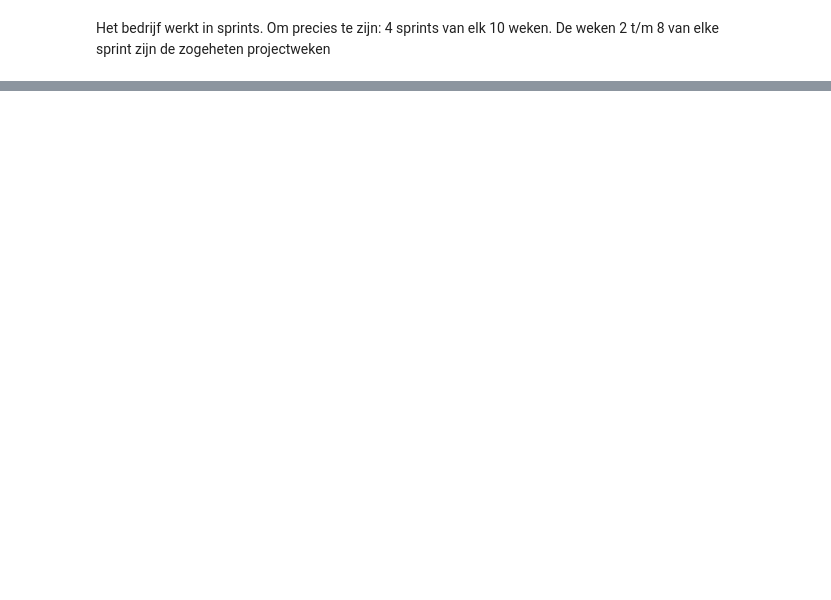
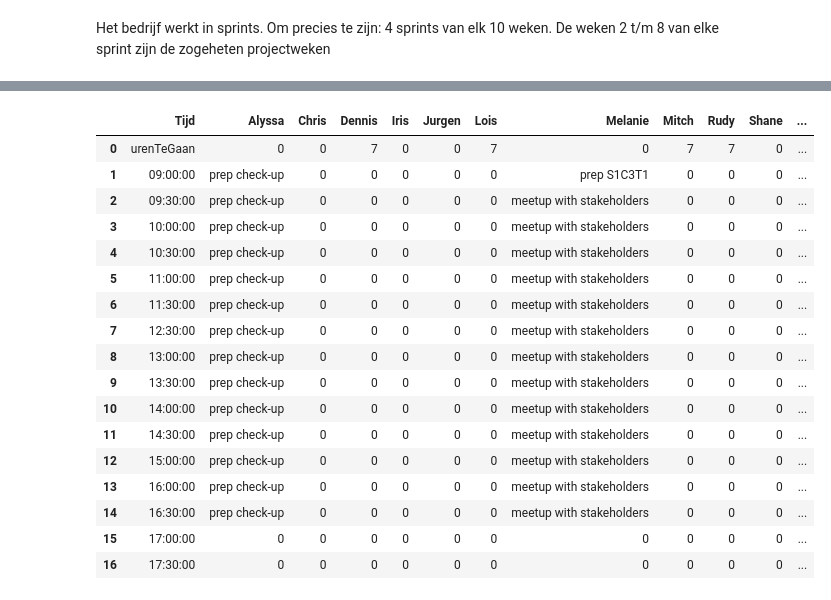
Before and after one commit to Robbertvld/Modelleren, a Jupyter notebook: Verslag.ipynb, the cells around one changed output, grey strips where cells are left out. Drawn from its saved outputs; the diff is of its cells as text; code cells hidden in the pictures; blank space fills up the shorter version.

```diff
--- a/Verslag.ipynb
+++ b/Verslag.ipynb
@@ -606,7 +594,7 @@ import warnings
 warnings.filterwarnings("ignore")
 
 iteratie = 0
-while (dfSprint.Voltooid.sum()< len(dfSprint)) & (iteratie < 2): # stop zodra alles is ingepland of als het aantal iteraties zijn bereikt.
+while (dfSprint.Voltooid.sum()< len(dfSprint)) & (iteratie < 1): # stop zodra alles is ingepland of als het aantal iteraties zijn bereikt.
 
 #     sorteren wordt gedaan op voltooid en aantalmogelijkheden. hiervoor worden nog wel de tasks gezet die een eis zijn.
 #     verder worden er kopien terug gezet naar voor de iteratie. alleen de volgorde wordt aangepast.
@@ -737,16 +929,31 @@ for i in range(1,8):
 # %%
 # vast opdrachten inplannen
-crew = PR
-task = taskdf # deze eruit halen
-dag = 0
-halveuren = 0
-while (halveuren < (task.Duration*2)): # duration aanpassen met deviatie
-    if (dfKalenderCrew.iloc[dag,:].DagRooster.dfRooster.iloc[0:,crew+1] > 0):
-        for j in range(1,17):
-            if (dfKalenderCrew.iloc[dag,:].DagRooster.dfRooster.iloc[j,crew+1] == 0):
-                dfKalenderCrew.iloc[dag,:].DagRooster.dfRooster.iloc[j,crew+1] = task.Task
 
-                dfKalenderCrew.iloc[dag,:].DagRooster.dfRooster.iloc[0:,crew+1] -= 0.5
-                halveuren += 1
+def InplannenExtraOpdrachten(task, crew, dfKalenderCrew, dfSprintAdd):
+    dag = 0
+    halveuren = 0
+    task = task.reset_index(drop=True)
+    while ((halveuren < int(task['DurationExp.1'][0]*2)) & (dag < 50)):
+        if (dfKalenderCrew.iloc[dag,:].DagRooster.dfRooster.iloc[0,crew+1] > 0):
+            for j in range(1,15):
+                if (dfKalenderCrew.iloc[dag,:].DagRooster.dfRooster.iloc[j,crew+1] == 0):
+                    dfKalenderCrew.iloc[dag,:].DagRooster.dfRooster.iloc[j,crew+1] = task.Task[0]
 
-    dag +=1
+                    dfKalenderCrew.iloc[dag,:].DagRooster.dfRooster.iloc[0,crew+1] -= 0.5
+                    halveuren += 1
+                    if (dfKalenderCrew.iloc[dag,:].DagRooster.dfRooster.iloc[0,crew+1] == 0):
+                        break
+        dag +=1
+
+    dfSprintAdd.loc[dfSprintAdd['Task'] == task.Task, 'Voltooid'] = (halveuren == int(task['DurationExp.1'][0]*2)
+    return dfKalenderCrew
+# %%
+dfKalenderCrew = InplannenExtraOpdrachten(dfSprintAdd[dfSprintAdd.Task == "prep check-up"], prepCheck, dfKalenderCrew, dfSprintAdd)
+dfKalenderCrew = InplannenExtraOpdrachten(dfSprintAdd[dfSprintAdd.Task == "prep troubleshooting"], prepTrouble, dfKalenderCrew, dfSprintAdd)
+dfKalenderCrew = InplannenExtraOpdrachten(dfSprintAdd[dfSprintAdd.Task == "meetup with stakeholders"], crewDirecter, dfKalenderCrew, dfSprintAdd)
+dfKalenderCrew = InplannenExtraOpdrachten(dfSprintAdd[dfSprintAdd.Task == "crew director"], crewDirecter, dfKalenderCrew, dfSprintAdd)
+dfKalenderCrew = InplannenExtraOpdrachten(dfSprintAdd[dfSprintAdd.Task == "scientific advisor"], science, dfKalenderCrew, dfSprintAdd)
+dfKalenderCrew = InplannenExtraOpdrachten(dfSprintAdd[dfSprintAdd.Task == "PR"], PR, dfKalenderCrew, dfSprintAdd)
+dfKalenderCrew = InplannenExtraOpdrachten(dfSprintAdd[dfSprintAdd.Task == "legal assistant"], legal, dfKalenderCrew, dfSprintAdd)
+
+# check-up, troubleshooting, special trouble shooting
@@ -752,0 +978,21 @@ while (halveuren < (task.Duration*2)): # duration aanpassen met deviatie
+# %%
+dfKalenderCrew.iloc[4,:].DagRooster.dfRooster
+# %% [output]
+|  | Tijd | Alyssa | Chris | Dennis | Iris | Jurgen | Lois | Melanie | Mitch | Rudy | Shane | ... |
+| 0 | urenTeGaan | 0 | 0 | 7 | 0 | 0 | 7 | 0 | 7 | 7 | 0 | ... |
+| 1 | 09:00:00 | prep check-up | 0 | 0 | 0 | 0 | 0 | prep S1C3T1 | 0 | 0 | 0 | ... |
+| 2 | 09:30:00 | prep check-up | 0 | 0 | 0 | 0 | 0 | meetup with stakeholders | 0 | 0 | 0 | ... |
+| 3 | 10:00:00 | prep check-up | 0 | 0 | 0 | 0 | 0 | meetup with stakeholders | 0 | 0 | 0 | ... |
+| 4 | 10:30:00 | prep check-up | 0 | 0 | 0 | 0 | 0 | meetup with stakeholders | 0 | 0 | 0 | ... |
+| 5 | 11:00:00 | prep check-up | 0 | 0 | 0 | 0 | 0 | meetup with stakeholders | 0 | 0 | 0 | ... |
+| 6 | 11:30:00 | prep check-up | 0 | 0 | 0 | 0 | 0 | meetup with stakeholders | 0 | 0 | 0 | ... |
+| 7 | 12:30:00 | prep check-up | 0 | 0 | 0 | 0 | 0 | meetup with stakeholders | 0 | 0 | 0 | ... |
+| 8 | 13:00:00 | prep check-up | 0 | 0 | 0 | 0 | 0 | meetup with stakeholders | 0 | 0 | 0 | ... |
+| 9 | 13:30:00 | prep check-up | 0 | 0 | 0 | 0 | 0 | meetup with stakeholders | 0 | 0 | 0 | ... |
+| 10 | 14:00:00 | prep check-up | 0 | 0 | 0 | 0 | 0 | meetup with stakeholders | 0 | 0 | 0 | ... |
+| 11 | 14:30:00 | prep check-up | 0 | 0 | 0 | 0 | 0 | meetup with stakeholders | 0 | 0 | 0 | ... |
+| 12 | 15:00:00 | prep check-up | 0 | 0 | 0 | 0 | 0 | meetup with stakeholders | 0 | 0 | 0 | ... |
+| 13 | 16:00:00 | prep check-up | 0 | 0 | 0 | 0 | 0 | meetup with stakeholders | 0 | 0 | 0 | ... |
+| 14 | 16:30:00 | prep check-up | 0 | 0 | 0 | 0 | 0 | meetup with stakeholders | 0 | 0 | 0 | ... |
+| 15 | 17:00:00 | 0 | 0 | 0 | 0 | 0 | 0 | 0 | 0 | 0 | 0 | ... |
+| 16 | 17:30:00 | 0 | 0 | 0 | 0 | 0 | 0 | 0 | 0 | 0 | 0 | ... |
```
Also changed, not shown: parts of 21 cells of this notebook, 9 other files.
